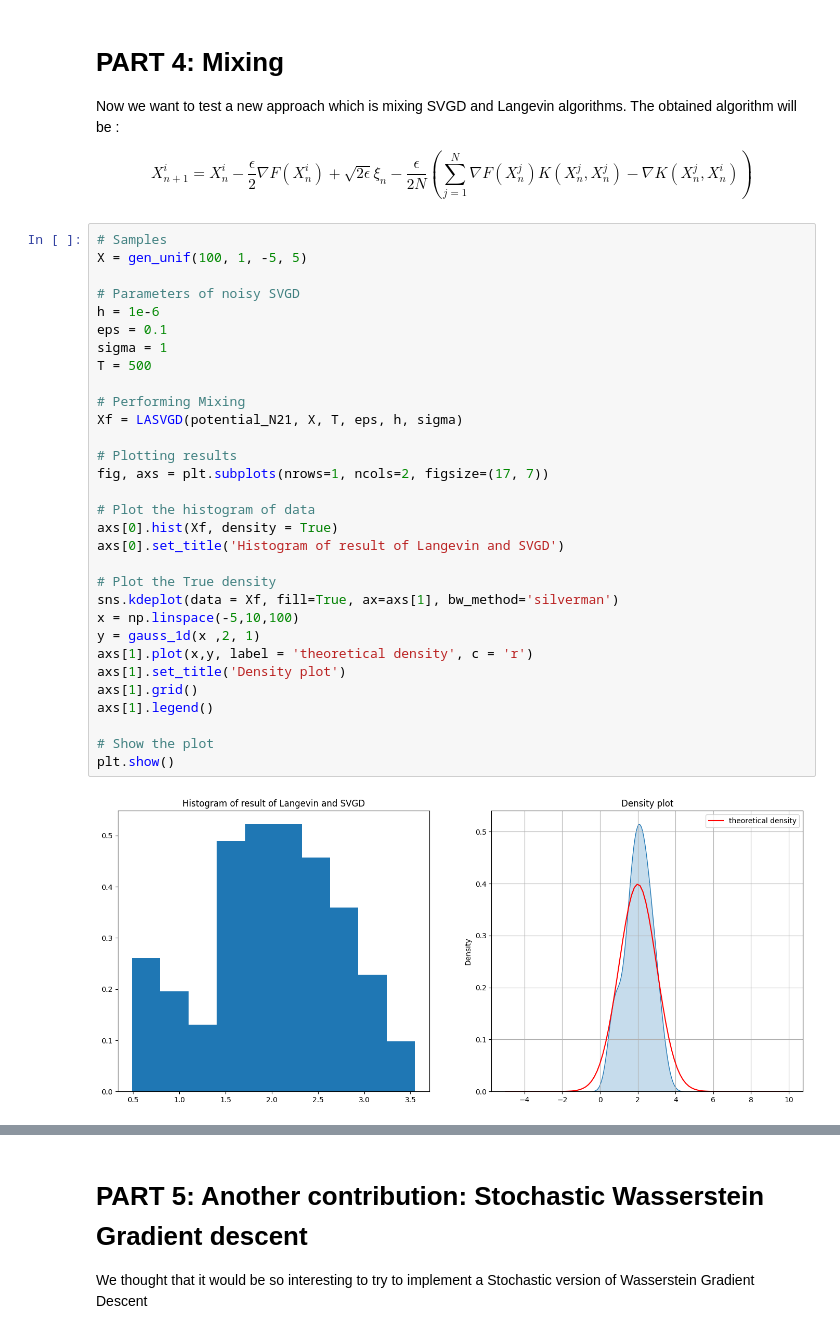
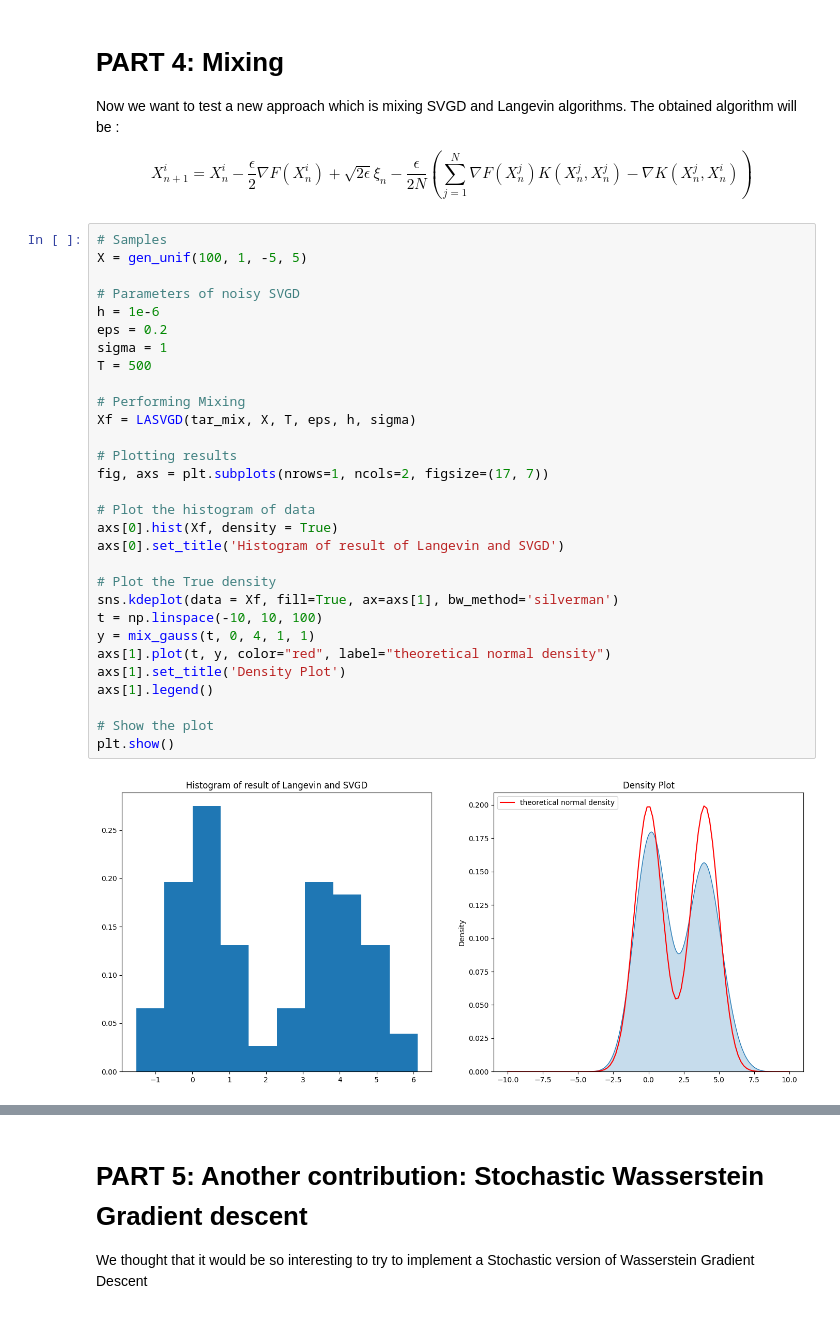
Before and after one commit to elfirdoussilab1/SVGD, a Jupyter notebook: New algorithms.ipynb, the cells around one changed output, grey strips where cells are left out. Cells and saved outputs as stored; diff of their text form.

```diff
--- a/New algorithms.ipynb
+++ b/New algorithms.ipynb
@@ -382,36 +382,35 @@ $$ X_{n + 1}^i = X_n^i - \frac{\epsilon}{2} \nabla F(X_n^i) + \sqrt{2 \epsilon}
 # %%
 # Samples
 X = gen_unif(100, 1, -5, 5)
 
 # Parameters of noisy SVGD
 h = 1e-6
-eps = 0.1
+eps = 0.2
 sigma = 1
 T = 500
 
 # Performing Mixing
-Xf = LASVGD(potential_N21, X, T, eps, h, sigma)
+Xf = LASVGD(tar_mix, X, T, eps, h, sigma)
 
 # Plotting results
 fig, axs = plt.subplots(nrows=1, ncols=2, figsize=(17, 7))
 
 # Plot the histogram of data
 axs[0].hist(Xf, density = True)
 axs[0].set_title('Histogram of result of Langevin and SVGD')
 
 # Plot the True density
 sns.kdeplot(data = Xf, fill=True, ax=axs[1], bw_method='silverman')
-x = np.linspace(-5,10,100)
-y = gauss_1d(x ,2, 1)
-axs[1].plot(x,y, label = 'theoretical density', c = 'r')
-axs[1].set_title('Density plot')
-axs[1].grid()
+t = np.linspace(-10, 10, 100)
+y = mix_gauss(t, 0, 4, 1, 1)
+axs[1].plot(t, y, color="red", label="theoretical normal density")
+axs[1].set_title('Density Plot')
 axs[1].legend()
 
 # Show the plot
 plt.show()
 # %% [output]
-[figure, old version]
+[figure, new version]
 # %%
 # results of estimation
 print("The empirical mean is : ", empirical_mean(Xf))
```
Also changed, not shown: parts of 4 cells of this notebook, 2 other files.
